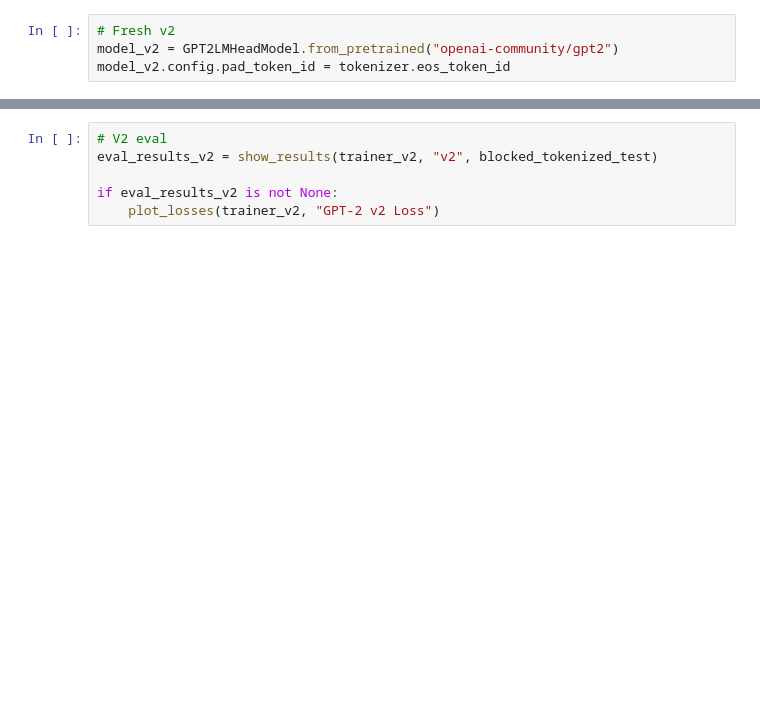
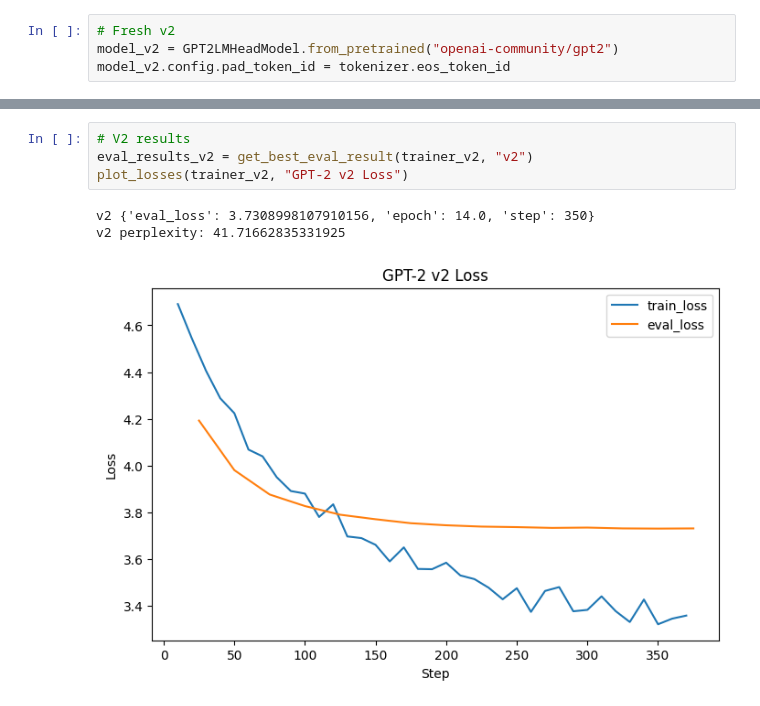
Before and after one commit to jarrenseson/ICS435Assignment4, a Jupyter notebook: assignment4part2.ipynb, the cells around one changed output, grey strips where cells are left out. Drawn from its saved outputs; the diff is of its cells as text; blank space fills up the shorter version.

```diff
--- a/assignment4part2.ipynb
+++ b/assignment4part2.ipynb
@@ -247,9 +290,11 @@ So this guy is a little bit of a joke. He's a little bit of a joke. He's a
 # %%
-# V2 eval
-eval_results_v2 = show_results(trainer_v2, "v2", blocked_tokenized_test)
-
-if eval_results_v2 is not None:
-    plot_losses(trainer_v2, "GPT-2 v2 Loss")
+# V2 results
+eval_results_v2 = get_best_eval_result(trainer_v2, "v2")
+plot_losses(trainer_v2, "GPT-2 v2 Loss")
+# %% [output]
+v2 {'eval_loss': 3.7308998107910156, 'epoch': 14.0, 'step': 350}
+v2 perplexity: 41.71662835331925
+[figure, added]
 # %%
 # Compare
 results_df = pd.DataFrame(
```
Also changed, not shown: parts of 14 cells of this notebook, 1 other file.
